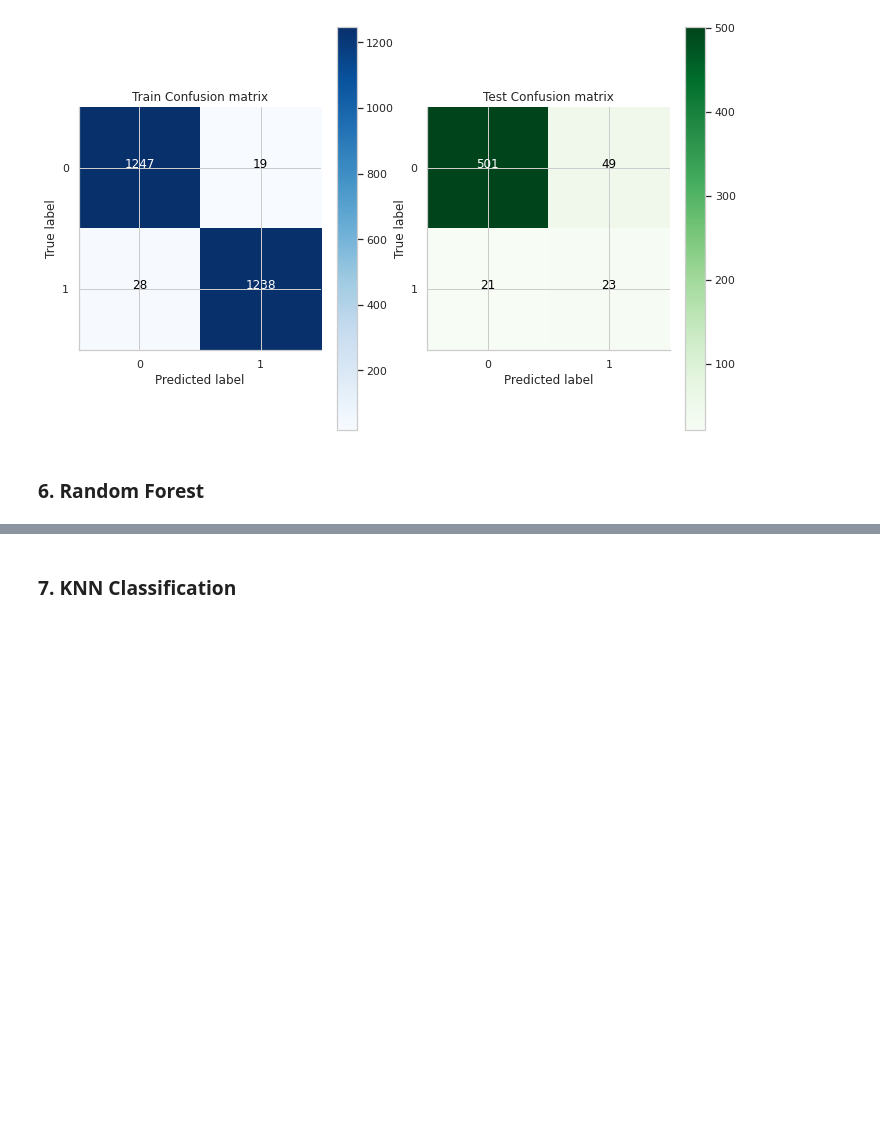
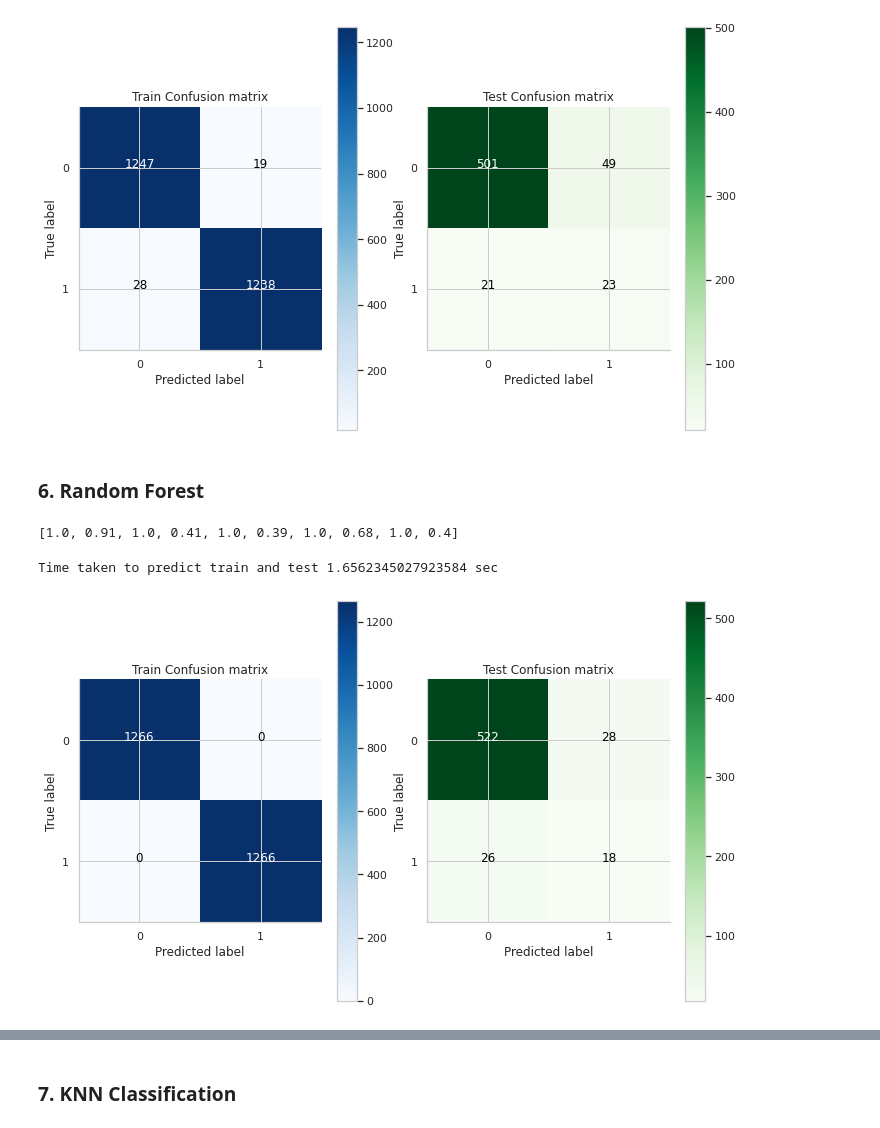
Before and after one commit to prabhatm0307/ai-ml, a Jupyter notebook: Telecom_Churn_Assignment.ipynb, the cells around one changed output, grey strips where cells are left out. Cells and saved outputs as stored; diff of their text form; code cells hidden in the pictures; blank space fills up the shorter version.

```diff
--- a/Telecom_Churn_Assignment.ipynb
+++ b/Telecom_Churn_Assignment.ipynb
@@ -1566,3 +1611,16 @@ Time taken to predict train and test 10.002905130386353 sec
 [figure]
 # %% [markdown]
 ### 6. Random Forest
+# %%
+### Default Random Forest
+begin = time.time()
+rfc = RandomForestClassifier()
+rfc.fit(X_train,y_train)
+display(prediction_matrix(rfc,X_train,X_test,y_train,y_test))
+end = time.time()
+time_taken=end-begin
+print('Time taken to predict train and test {} sec'.format(time_taken))
+# %% [output]
+[1.0, 0.91, 1.0, 0.41, 1.0, 0.39, 1.0, 0.68, 1.0, 0.4]
+Time taken to predict train and test 1.6562345027923584 sec
+[figure, added]
```
Also changed, not shown: parts of 20 cells of this notebook.
